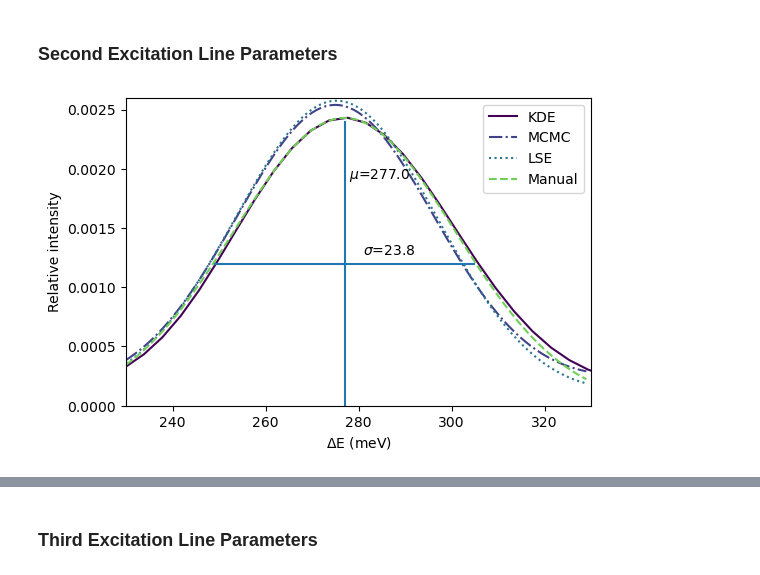
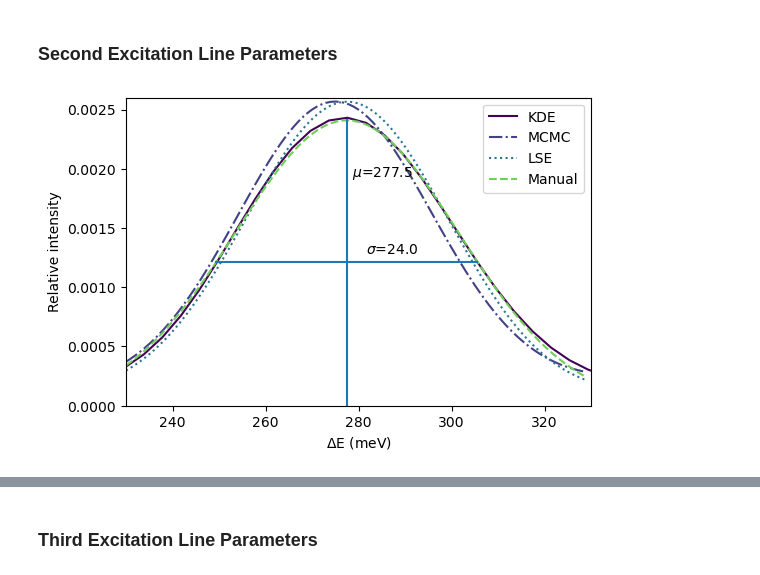
Before and after one commit to localoptimum/emtk, a Jupyter notebook: ARCStest.ipynb, the cells around one changed output, grey strips where cells are left out. Cells and saved outputs as stored; diff of their text form; code cells hidden in the pictures.

```diff
--- a/ARCStest.ipynb
+++ b/ARCStest.ipynb
@@ -574,7 +578,7 @@ def simplex_weights(Qraw: np.ndarray) -> np.ndarray:
 def log_prior_function(theta):
     # The main role of this function is to set
     # parameter bounds of the bayesian search space
-    elmu, mu1, mu2, mu3, mu4, mubg1, mubg2, elsigma, s1, s2, s3, s4, sbg1, sbg2, m1, m2, m3, m4, mbg1, mbg2 = theta
+    elmu, mu1, mu2, mu3, mu4, mubg1, mubg2, elsigma, s1, s2, s3, s4, sbg1, sbg2, me, m1, m2, m3, m4, mbg1 = theta
 
     if -100.0 < elmu < 100.0 and \
         100.0 < mu1  < 200.0 and \
@@ -590,13 +594,13 @@ def log_prior_function(theta):
         10.0 < s4 < 100.0 and \
         100.0 < sbg1 < 250.0 and \
         10.0  < sbg2 < 250.0 and \
+        0.1 < me < 1.0 and\
         0.1 < m1 < 1.0 and\
         0.1 < m2 < 1.0 and\
         0.1 < m3 < 1.0 and\
         0.1 < m4 < 1.0 and\
         0.1 < mbg1 < 1.0 and\
-        0.1 < mbg2 < 1.0 and\
-        m1 + m2 + m3 + m4 + mbg1 + mbg2 < 1.0:
+        m1 + m2 + m3 + m4 + mbg1 < 1.0:
         return 0.0
 
     return -np.inf
@@ -605,7 +609,7 @@ def log_prior_function(theta):
 
 def probability_mass_function(theta, xx, xmin, xmax, pweights, verbose=False):
 
-    elmu, mu1, mu2, mu3, mu4, mubg1, mubg2, elsigma, s1, s2, s3, s4, sbg1, sbg2, m1, m2, m3, m4, mbg1, mbg2 = theta
+    elmu, mu1, mu2, mu3, mu4, mubg1, mubg2, elsigma, s1, s2, s3, s4, sbg1, sbg2, me, m1, m2, m3, m4, mbg1 = theta
 
     pweights = np.asarray(pweights)
 
@@ -617,7 +621,7 @@ def probability_mass_function(theta, xx, xmin, xmax, pweights, verbose=False):
     spscale = xmax-xmin
 
 
-    mvals = simplex_weights(np.array([m1, m2, m3, m4, mbg1, mbg2]))
+    mvals = simplex_weights(np.array([me, m1, m2, m3, m4, mbg1]))
 
     el = mvals[0] * norm.pdf(xx, scale=elsigma, loc=elmu) / gaussian_integral(ema1.xmin, ema1.xmax, elsigma)
 
@@ -640,7 +644,7 @@ def log_likelihood_function(theta, data, xmin, xmax, pweights, mylpf, verbose=Fa
     raiseError = False
     result = 0.0
 
-    elmu, mu1, mu2, mu3, mu4, mubg1, mubg2, elsigma, s1, s2, s3, s4, sbg1, sbg2, m1, m2, m3, m4, mbg1, mbg2 = theta
+    elmu, mu1, mu2, mu3, mu4, mubg1, mubg2, elsigma, s1, s2, s3, s4, sbg1, sbg2, me, m1, m2, m3, m4, mbg1 = theta
 
     pweights = np.asarray(pweights)
 
@@ -656,7 +660,7 @@ def log_likelihood_function(theta, data, xmin, xmax, pweights, mylpf, verbose=Fa
     if np.isinf(lp):
         return -np.inf
 
-    mvals = simplex_weights(np.array([m1, m2, m3, m4, mbg1, mbg2]))
+    mvals = simplex_weights(np.array([me, m1, m2, m3, m4, mbg1]))
 
     if verbose:
         print("mvals:")
@@ -1698,10 +1840,10 @@ p_conv_plot(parameter_no, param_name='Fractional Ex1 Mixing Amplitude', savename
 # %% [markdown]
 ### Second Excitation Line Parameters
 # %%
-mu=277.0
-sig=23.8
+mu=277.5
+sig=24.0
 normval=6.9
-ht=0.0024
+ht=0.00242
 
 r1=230
 r2=330
@@ -1720,34 +1862,34 @@ lsey = ema1.pmf(lstrimp, px, ema1.xmin, ema1.xmax, None)
 mcmcy_sum = np.sum(mcmcy)
 lsey_sum = np.sum(lsey)
 py_sum = np.sum(py)
 
 mcmcy = mcmcy * py_sum/mcmcy_sum
 lsey = lsey * py_sum/lsey_sum
 
 
 
 fig,ax=plt.subplots()
 #plt.plot(ema1.kdex, ema1.kdey)
 #plt.plot(px, py, ls='--')
 plt.plot(ema1.kdex, ema1.kdey, label='KDE', color=colors[1])
 plt.plot(px, mcmcy, ls='-.',label='MCMC', color=colors[50])
 plt.plot(px, lsey, ls=':', label='LSE', color=colors[100])
 plt.plot(px, py, ls='--', label='Manual', color=colors[200])
 
 plt.xlabel('$\Delta$E (meV)')
 plt.ylabel('Relative intensity')
 plt.vlines(mu, 0.0, ht)
 plt.hlines(ht/2.0, mu-2.355*sig/2.0, mu+2.355*sig/2.0)
 ax.text(mu+1, ht*0.8, "$\mu$=" + str(mu))
 ax.text(mu+4, ht*0.53, "$\sigma$=" + str(sig))
 fig.set_size_inches(6,4)
 plt.xlim([r1,r2])
 plt.ylim([0.0, 0.0026])
 plt.legend()
 plt.savefig('arcsFigs/arcs_fulldata_kde_ex2.png', dpi=600, bbox_inches='tight')
 plt.show()
 # %% [output]
-[figure, old version]
+[figure, new version]
 # %%
 parameter_no = 2
 p_conv_plot(parameter_no, param_name='Ex2 $\mu$ (meV)', savename='arcsFigs/arcs_ex2_mu.png', correct=277.0, ylims=[270, 286])
```
Also changed, not shown: parts of 34 cells of this notebook.
